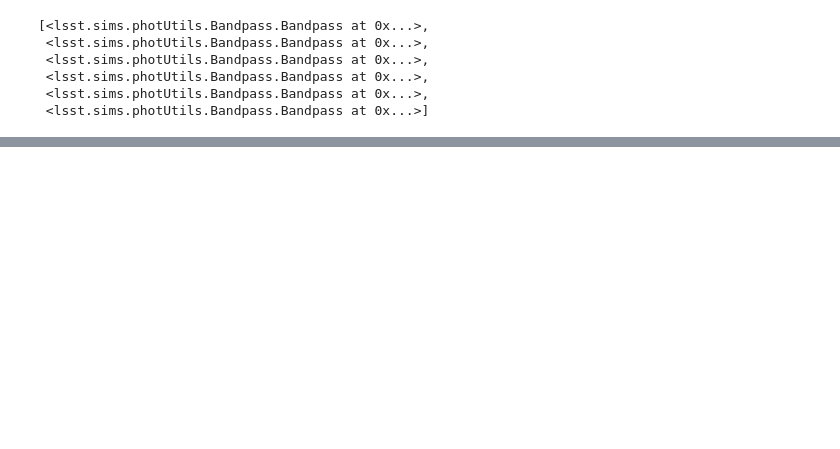
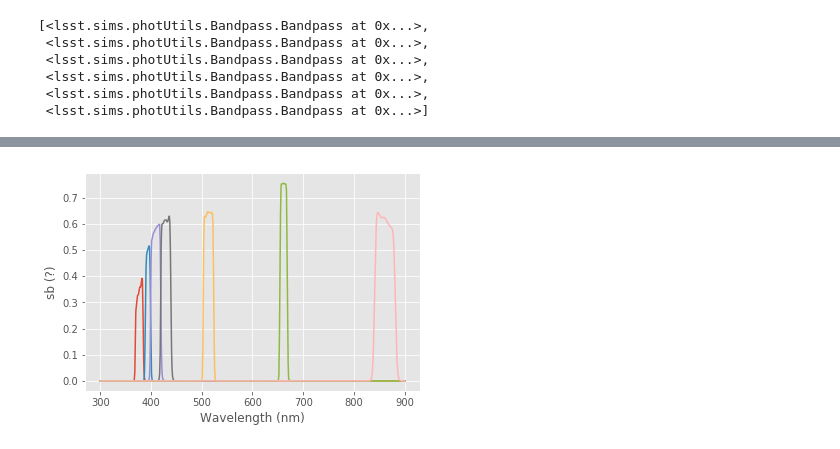
Before and after one commit to yoachim/LSST_narrowband, a Jupyter notebook: lsst_narrowband_spectra_templates.ipynb, the cells around one changed output, grey strips where cells are left out. Cells and saved outputs as stored; diff of their text form; code cells hidden in the pictures; blank space fills up the shorter version.

```diff
--- a/lsst_narrowband_spectra_templates.ipynb
+++ b/lsst_narrowband_spectra_templates.ipynb
@@ -106,0 +121,2 @@ Some good next steps:
+# %%
+splus_filt_dir = os.path.join(cwd, 'splus_filter_curves/')
@@ -106,0 +136,13 @@ Some good next steps:
+# %%
+narrowbandfiltlist = ['F378', 'F395', 'F410', 'F430', 'F515', 'F660', 'F861']
+
+splus_narrowbands = []
+
+# Only problem with getting the splus survey narrowbands to fit into the Bandpass object was
+# that I needed to specify a max and min wavelength for some reason. Once they were explicitly
+# defined, however, it went pretty smoothly.
+
+for filtername in narrowbandfiltlist:
+    tempB2 = Bandpass(wavelen_min=3000, wavelen_max=9000)
+    tempB2.readThroughput(splus_filt_dir+filtername+'.dat')
+    splus_narrowbands.append(tempB2)
@@ -106,0 +159,10 @@ Some good next steps:
+# %%
+# plotting again to make sure they've come out right
+
+for bp in splus_narrowbands:
+    plt.plot(bp.wavelen/10, bp.sb)
+
+plt.xlabel('Wavelength (nm)')
+plt.ylabel('sb (?)');
+# %% [output]
+[figure, added]
```
Also changed, not shown: parts of 26 cells of this notebook, 16 other files.
